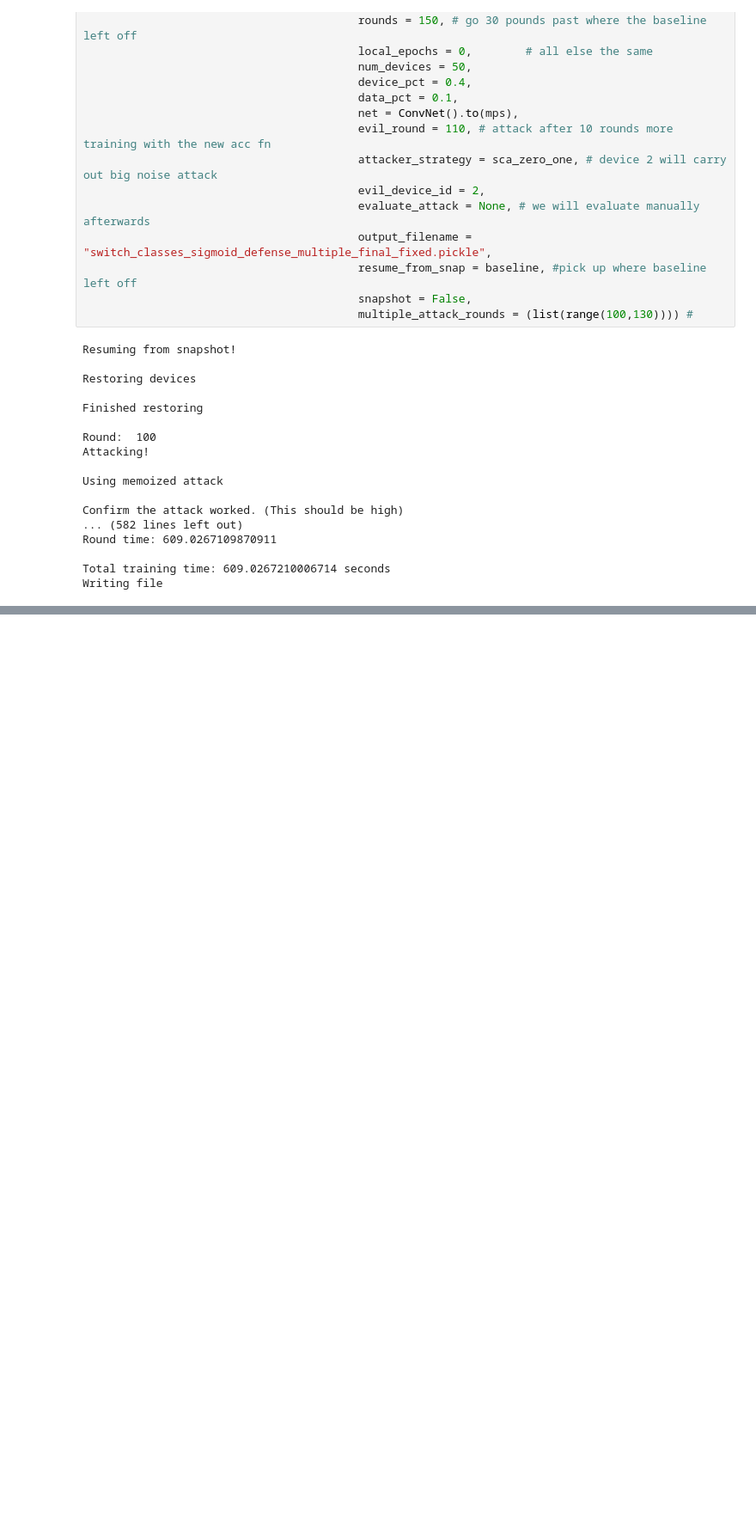
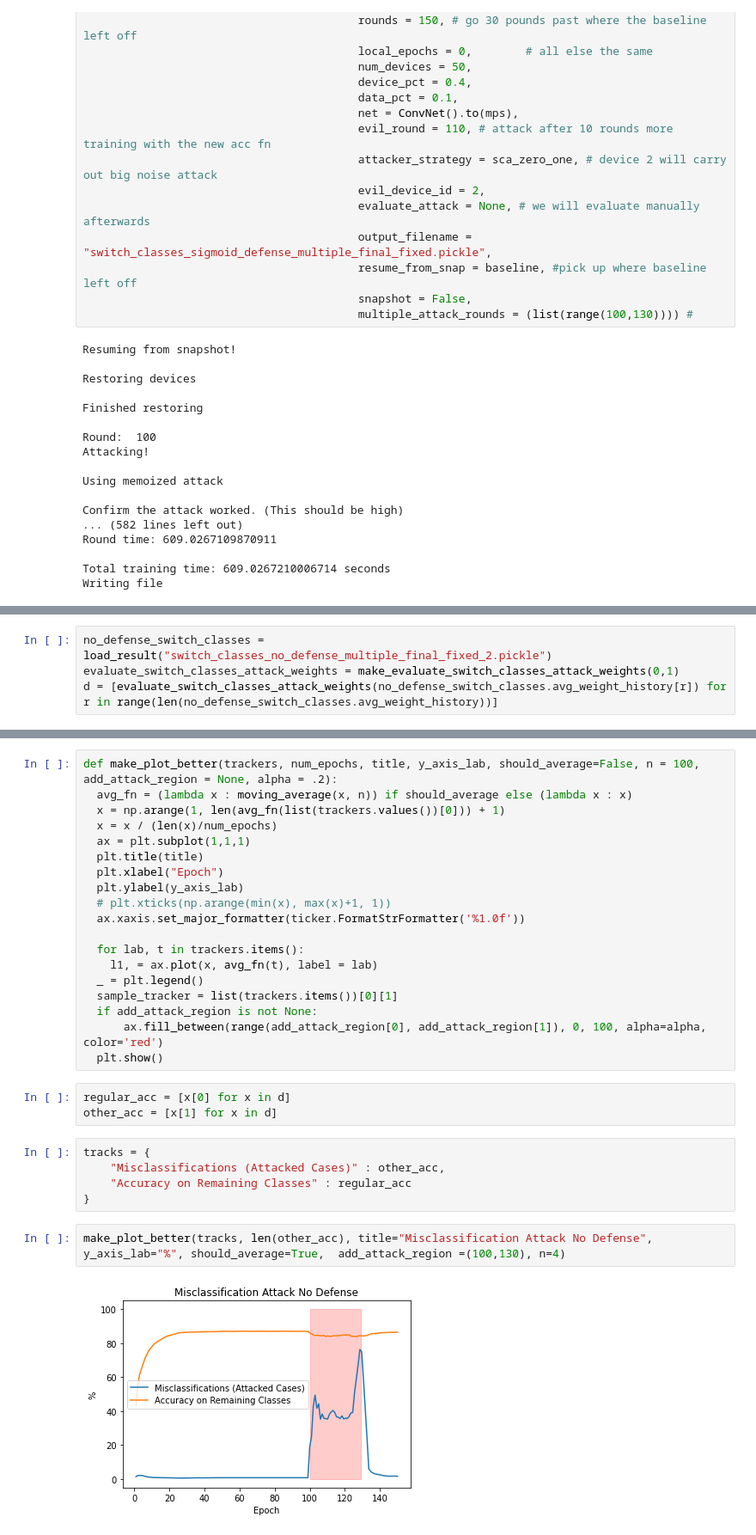
Before and after one commit to jordanbarkin/fhebackdoor, a Jupyter notebook: fhe-aggregation.ipynb, the cells around one changed output, grey strips where cells are left out. Shown at 86% size. Cells and saved outputs as stored; diff of their text form; blank space fills up the shorter version.

Commit message:
graphs

```diff
--- a/fhe-aggregation.ipynb
+++ b/fhe-aggregation.ipynb
@@ -1204,0 +1191,4 @@ Writing file
+# %%
+no_defense_switch_classes = load_result("switch_classes_no_defense_multiple_final_fixed_2.pickle")
+evaluate_switch_classes_attack_weights = make_evaluate_switch_classes_attack_weights(0,1)
+d = [evaluate_switch_classes_attack_weights(no_defense_switch_classes.avg_weight_history[r]) for r in range(len(no_defense_switch_classes.avg_weight_history))]
@@ -1204,0 +1230,31 @@ Writing file
+# %%
+def make_plot_better(trackers, num_epochs, title, y_axis_lab, should_average=False, n = 100, add_attack_region = None, alpha = .2):
+  avg_fn = (lambda x : moving_average(x, n)) if should_average else (lambda x : x)
+  x = np.arange(1, len(avg_fn(list(trackers.values())[0])) + 1)
+  x = x / (len(x)/num_epochs)
+  ax = plt.subplot(1,1,1)
+  plt.title(title)
+  plt.xlabel("Epoch")
+  plt.ylabel(y_axis_lab)
+  # plt.xticks(np.arange(min(x), max(x)+1, 1))
+  ax.xaxis.set_major_formatter(ticker.FormatStrFormatter('%1.0f'))
+
+  for lab, t in trackers.items():
+    l1, = ax.plot(x, avg_fn(t), label = lab)
+  _ = plt.legend()
+  sample_tracker = list(trackers.items())[0][1]
+  if add_attack_region is not None:
+      ax.fill_between(range(add_attack_region[0], add_attack_region[1]), 0, 100, alpha=alpha,  color='red')
+  plt.show()
+# %%
+regular_acc = [x[0] for x in d]
+other_acc = [x[1] for x in d]
+# %%
+tracks = {
+    "Misclassifications (Attacked Cases)" : other_acc,
+    "Accuracy on Remaining Classes" : regular_acc
+}
+# %%
+make_plot_better(tracks, len(other_acc), title="Misclassification Attack No Defense", y_axis_lab="%", should_average=True,  add_attack_region =(100,130), n=4)
+# %% [output]
+[figure, added]
```
Also changed, not shown: parts of 20 cells of this notebook.
